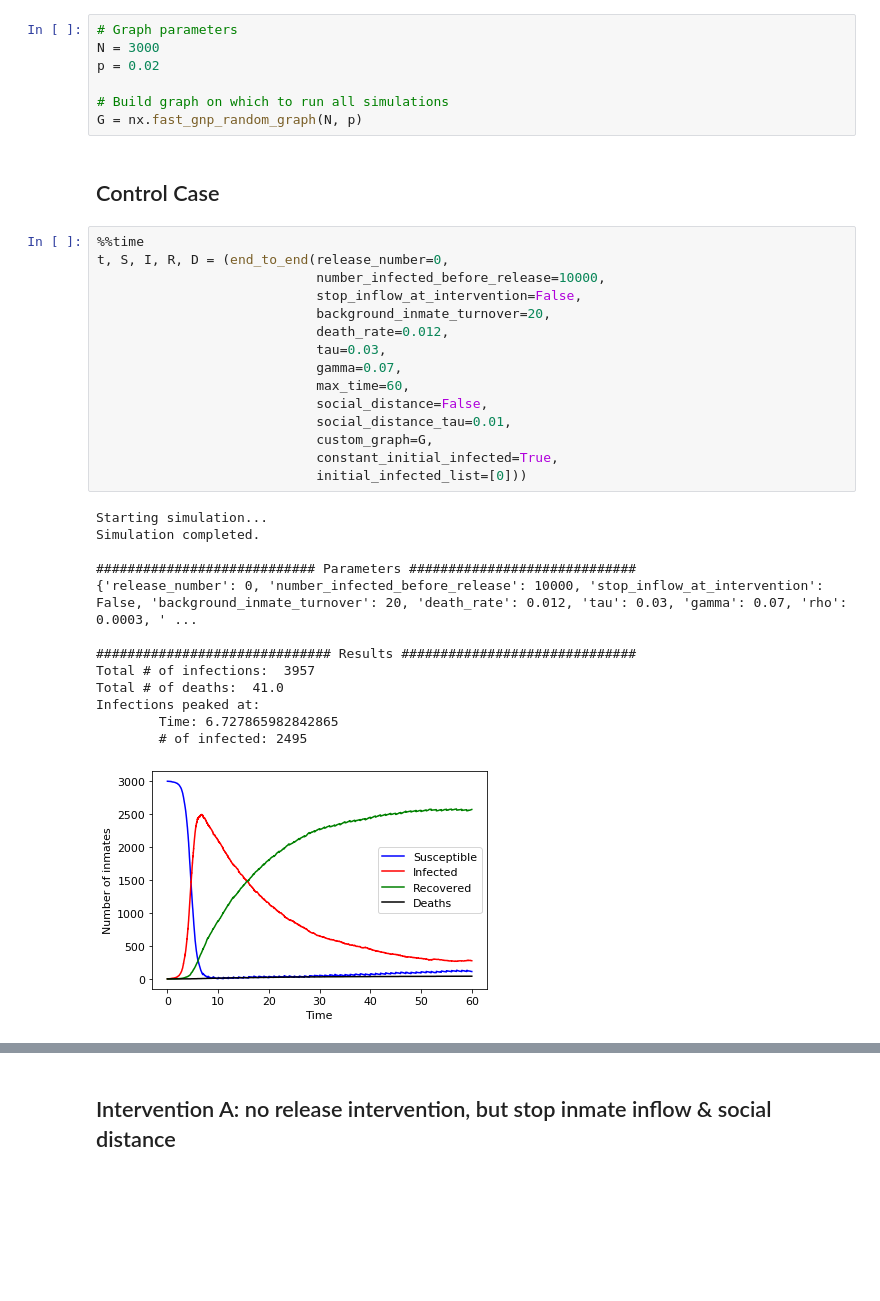
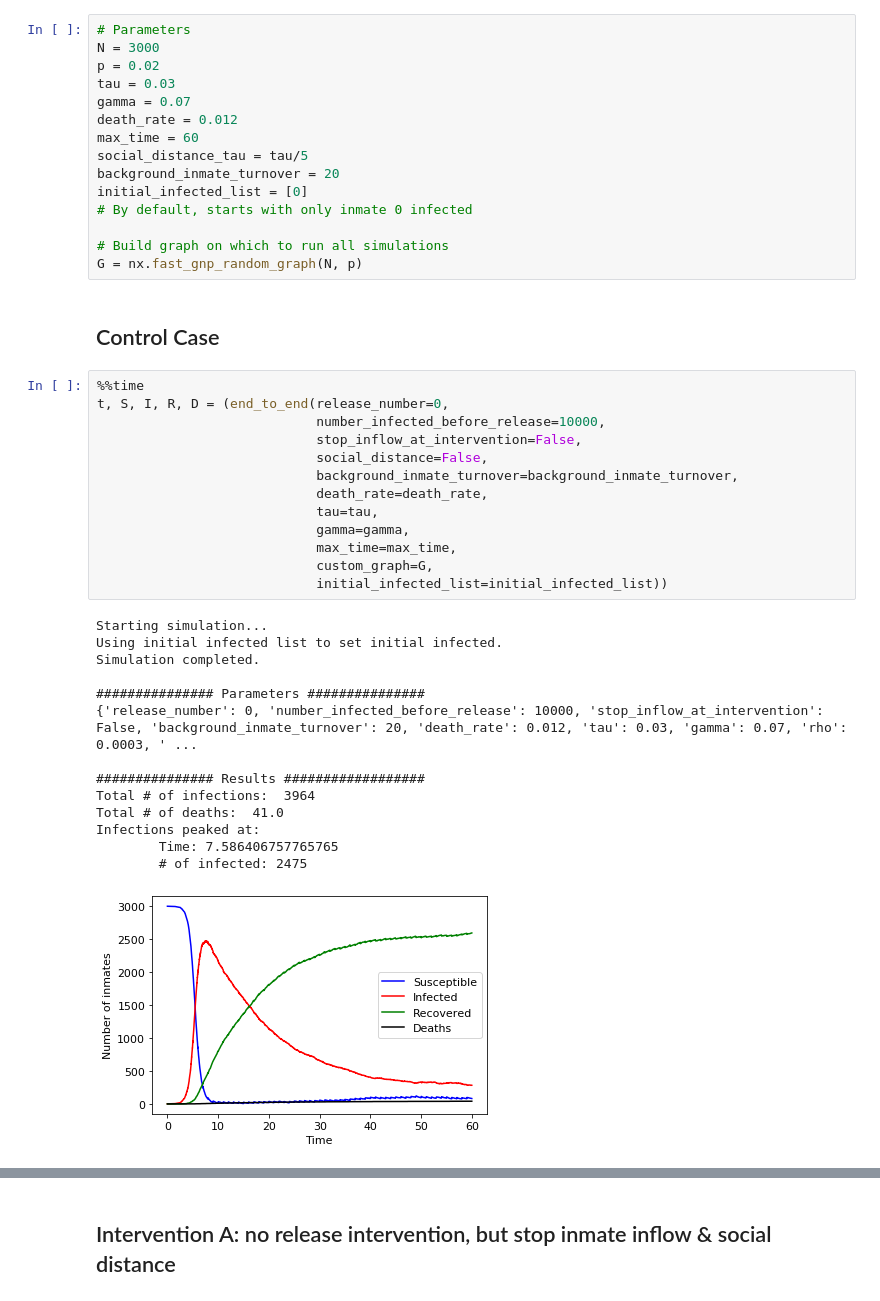
Before and after one commit to bwolfson97/UCLA-Networks-Final-Project, a Jupyter notebook: experiments.ipynb, the cells around one changed output, grey strips where cells are left out. Cells and saved outputs as stored; diff of their text form; blank space fills up the shorter version.

```diff
--- a/experiments.ipynb
+++ b/experiments.ipynb
@@ -75,9 +78,17 @@ The cases we shall examine are as follows:
 
 For case 3, Intervention B, we shall experiment with a range of release numbers and release conditions.
 # %%
-# Graph parameters
+# Parameters
 N = 3000
 p = 0.02
+tau = 0.03
+gamma = 0.07
+death_rate = 0.012
+max_time = 60
+social_distance_tau = tau/5
+background_inmate_turnover = 20
+initial_infected_list = [0]
+# By default, starts with only inmate 0 infected
 
 # Build graph on which to run all simulations
 G = nx.fast_gnp_random_graph(N, p)
@@ -86,29 +97,28 @@ G = nx.fast_gnp_random_graph(N, p)
 # %%
 %%time
 t, S, I, R, D = (end_to_end(release_number=0,
                             number_infected_before_release=10000,
                             stop_inflow_at_intervention=False,
-                            background_inmate_turnover=20,
-                            death_rate=0.012,
-                            tau=0.03,
-                            gamma=0.07,
-                            max_time=60,
                             social_distance=False,
-                            social_distance_tau=0.01,
+                            background_inmate_turnover=background_inmate_turnover,
+                            death_rate=death_rate,
+                            tau=tau,
+                            gamma=gamma,
+                            max_time=max_time,
                             custom_graph=G,
-                            constant_initial_infected=True,
-                            initial_infected_list=[0]))
+                            initial_infected_list=initial_infected_list))
 # %% [output]
 Starting simulation...
+Using initial infected list to set initial infected.
 Simulation completed.
 
-############################ Parameters #############################
+############### Parameters ###############
 {'release_number': 0, 'number_infected_before_release': 10000, 'stop_inflow_at_intervention': False, 'background_inmate_turnover': 20, 'death_rate': 0.012, 'tau': 0.03, 'gamma': 0.07, 'rho': 0.0003, ' ...
 
-############################## Results ##############################
-Total # of infections:  3957
+############### Results ##################
+Total # of infections:  3964
 Total # of deaths:  41.0
 Infections peaked at:
-        Time: 6.727865982842865
-        # of infected: 2495
+        Time: 7.586406757765765
+        # of infected: 2475
-[figure, old version]
+[figure, new version]
```
Also changed, not shown: parts of 5 cells of this notebook.
